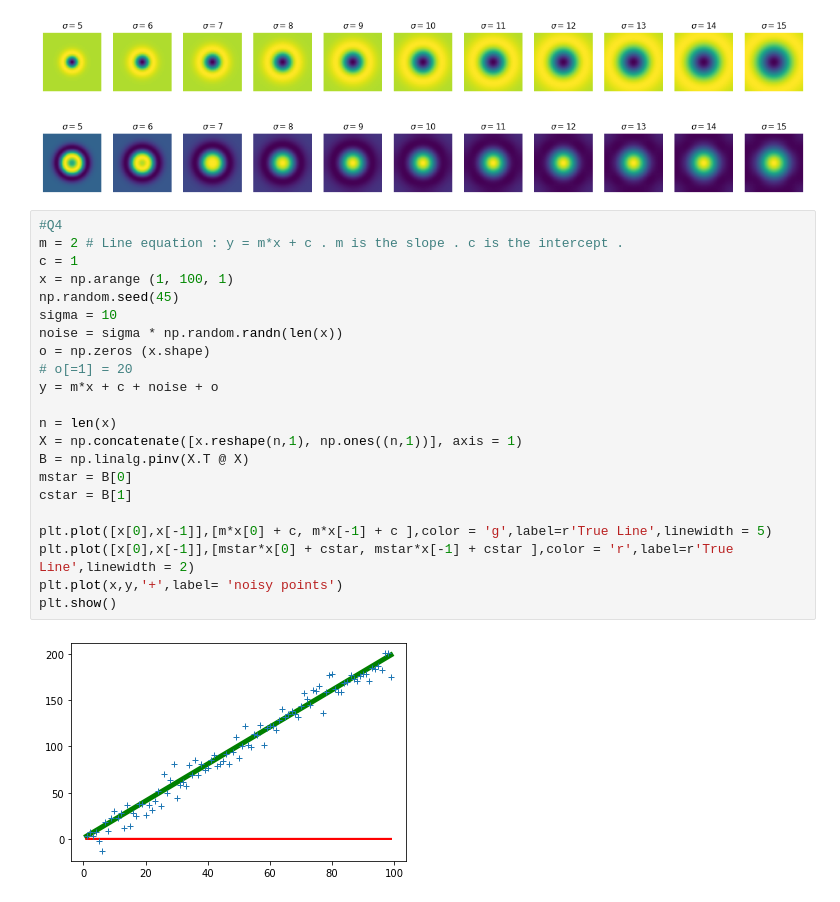
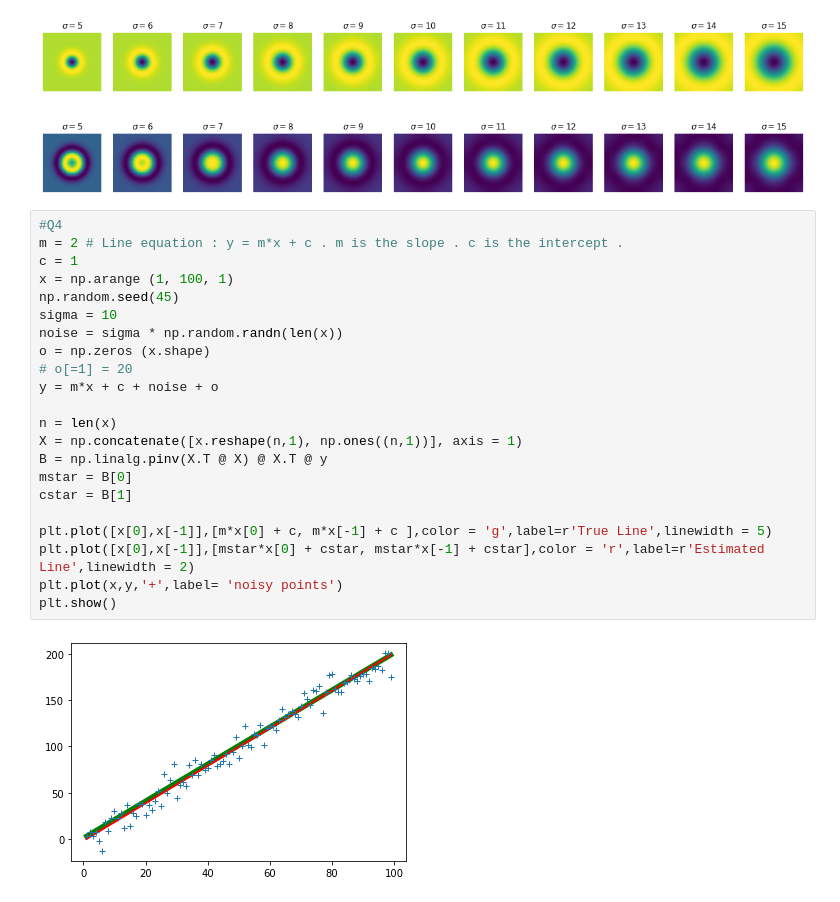
Before and after one commit to limalkasadith/S4-EN2550-Workspace, a Jupyter notebook: Exercises/Exersise 5/190538N_Excercise_05.ipynb, the cells around one changed output. Saved outputs shown, nothing was run; the diff lists cells and outputs as text.

```diff
--- a/Exercises/Exersise 5/190538N_Excercise_05.ipynb
+++ b/Exercises/Exersise 5/190538N_Excercise_05.ipynb
@@ -83,24 +83,24 @@ print(sigmas[indices[2]])
 # %%
 #Q4
 m = 2 # Line equation : y = m*x + c . m is the slope . c is the intercept .
 c = 1
 x = np.arange (1, 100, 1)
 np.random.seed(45)
 sigma = 10
 noise = sigma * np.random.randn(len(x))
 o = np.zeros (x.shape)
 # o[=1] = 20
 y = m*x + c + noise + o
 
 n = len(x)
 X = np.concatenate([x.reshape(n,1), np.ones((n,1))], axis = 1)
-B = np.linalg.pinv(X.T @ X)
+B = np.linalg.pinv(X.T @ X) @ X.T @ y
 mstar = B[0]
 cstar = B[1]
 
 plt.plot([x[0],x[-1]],[m*x[0] + c, m*x[-1] + c ],color = 'g',label=r'True Line',linewidth = 5)
-plt.plot([x[0],x[-1]],[mstar*x[0] + cstar, mstar*x[-1] + cstar ],color = 'r',label=r'True Line',linewidth = 2)
+plt.plot([x[0],x[-1]],[mstar*x[0] + cstar, mstar*x[-1] + cstar],color = 'r',label=r'Estimated Line',linewidth = 2)
 plt.plot(x,y,'+',label= 'noisy points')
 plt.show()
 # %% [output]
-[figure, old version]
+[figure, new version]
```
Also changed, not shown: parts of 2 cells of this notebook.
